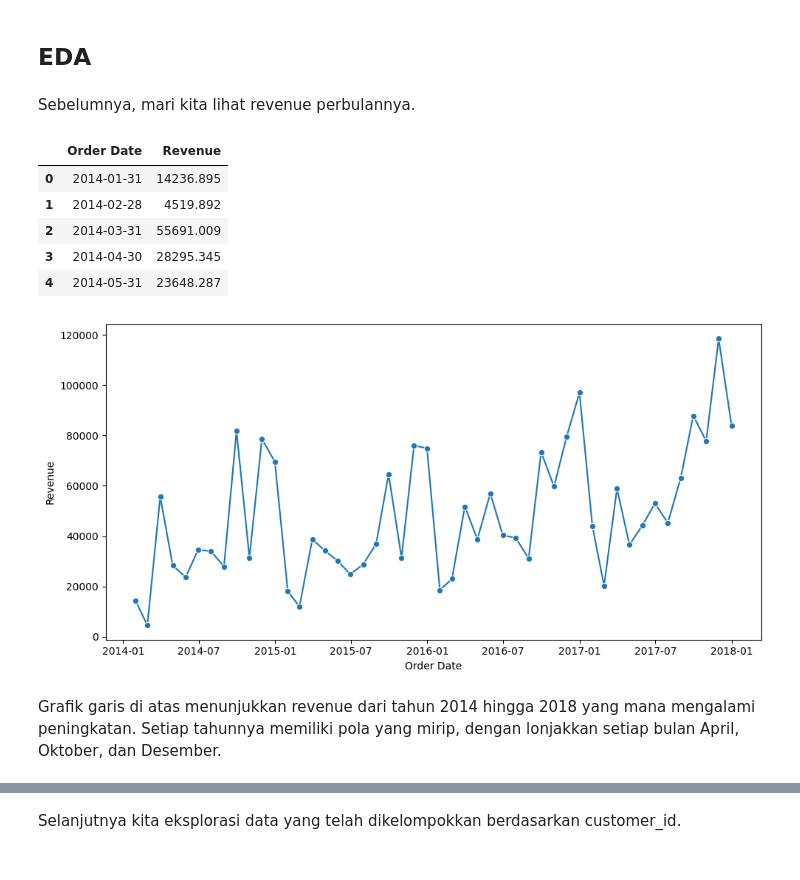
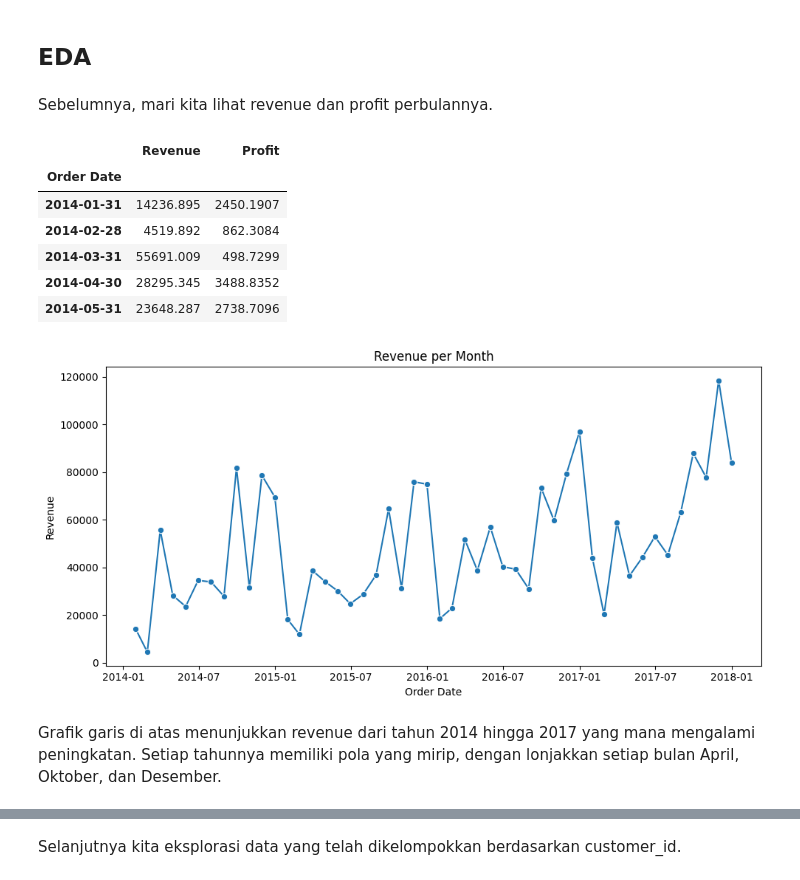
Before and after one commit to MuhamadSyarifFakhrezi/Customer-Segmentation, a Jupyter notebook: Customer_Segmentation_with_RFM_and_K_Means.ipynb, the cells around one changed output, grey strips where cells are left out. Drawn from its saved outputs; the diff is of its cells as text; code cells hidden in the pictures.

```diff
--- a/Customer_Segmentation_with_RFM_and_K_Means.ipynb
+++ b/Customer_Segmentation_with_RFM_and_K_Means.ipynb
@@ -196,24 +198,29 @@ main_df.head(5)
 # %% [markdown]
 ## EDA
 # %% [markdown]
-Sebelumnya, mari kita lihat revenue perbulannya.
+Sebelumnya, mari kita lihat revenue dan profit perbulannya.
 # %%
-df_perf = df.resample('M', on='Order Date').Sales.sum().rename('Revenue').reset_index()
-df_perf.head()
+perf_df = df.resample('M', on='Order Date').agg({
+    'Sales': 'sum',
+    'Profit': 'sum'
+}).rename(columns={'Sales':'Revenue'})
+perf_df.head()
 # %% [output]
-|  | Order Date | Revenue |
-| 0 | 2014-01-31 | 14236.895 |
-| 1 | 2014-02-28 | 4519.892 |
-| 2 | 2014-03-31 | 55691.009 |
-| 3 | 2014-04-30 | 28295.345 |
-| 4 | 2014-05-31 | 23648.287 |
+|  | Revenue | Profit |
+| Order Date |  |  |
+| 2014-01-31 | 14236.895 | 2450.1907 |
+| 2014-02-28 | 4519.892 | 862.3084 |
+| 2014-03-31 | 55691.009 | 498.7299 |
+| 2014-04-30 | 28295.345 | 3488.8352 |
+| 2014-05-31 | 23648.287 | 2738.7096 |
 # %%
 plt.figure(figsize=(10, 5))
 
-sns.lineplot(data=df_perf, x="Order Date", y="Revenue", marker="o")
+sns.lineplot(data=perf_df, x="Order Date", y="Revenue", marker="o")
+plt.title("Revenue per Month")
 plt.tight_layout()
 plt.show()
 # %% [output]
-[figure, old version]
+[figure, new version]
 # %% [markdown]
-Grafik garis di atas menunjukkan revenue dari tahun 2014 hingga 2018 yang mana mengalami peningkatan. Setiap tahunnya memiliki pola yang mirip, dengan lonjakkan setiap bulan April, Oktober, dan Desember.
+Grafik garis di atas menunjukkan revenue dari tahun 2014 hingga 2017 yang mana mengalami peningkatan. Setiap tahunnya memiliki pola yang mirip, dengan lonjakkan setiap bulan April, Oktober, dan Desember.
```
Also changed, not shown: parts of 15 cells of this notebook.
